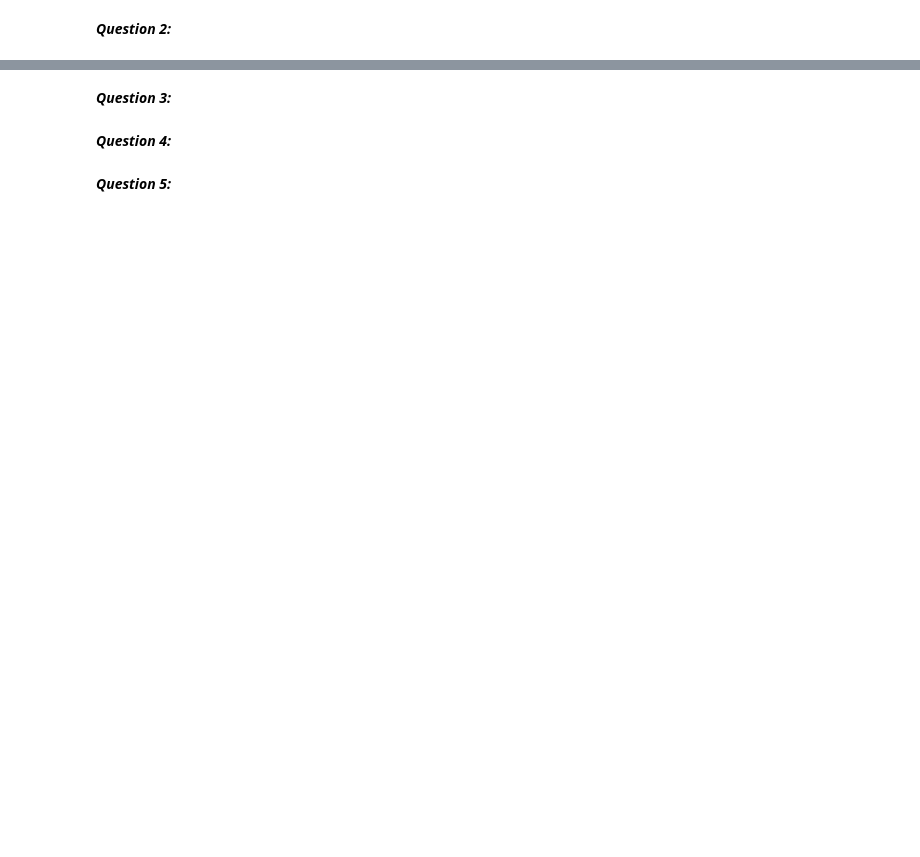
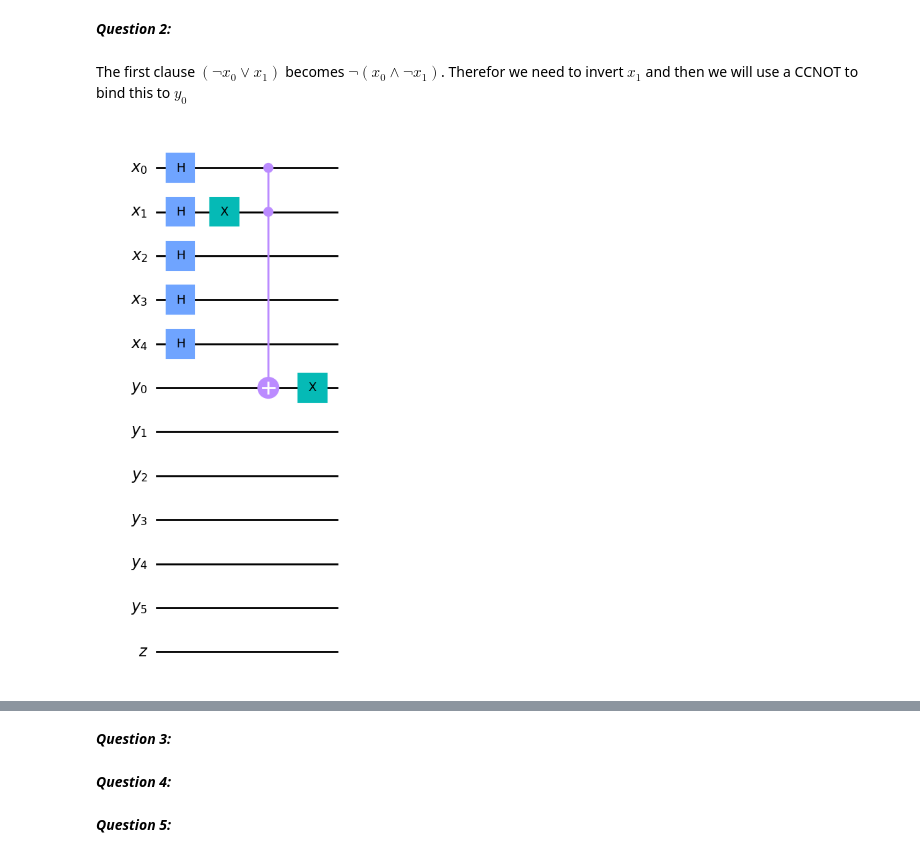
Before and after one commit to justadude12/QCProj2024, a Jupyter notebook: proj.ipynb, the cells around one changed output, grey strips where cells are left out. Drawn from its saved outputs; the diff is of its cells as text; code cells hidden in the pictures; blank space fills up the shorter version.

```diff
--- a/proj.ipynb
+++ b/proj.ipynb
@@ -30,2 +32,11 @@ circuit.draw('mpl')
 # %% [markdown]
 ***Question 2:***
+# %% [markdown]
+The first clause $(\neg x_0 \lor x_1)$ becomes $\neg(x_0 \land \neg x_1)$. Therefor we need to invert $x_1$ and then we will use a CCNOT to bind this to $y_0$
+# %%
+circuit.x(qreg_x[1])
+circuit.mcx(qreg_x[0:2], qreg_y[0])
+circuit.x(qreg_y[0])
+circuit.draw('mpl')
+# %% [output]
+[figure, added]
```
Also changed, not shown: parts of 19 cells of this notebook, 3 other files.
